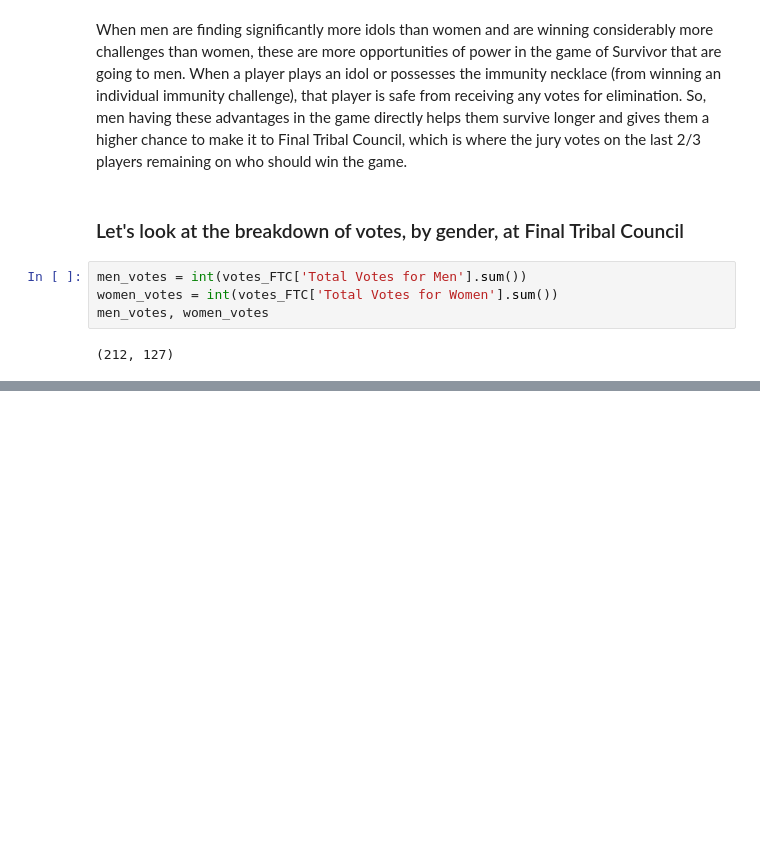
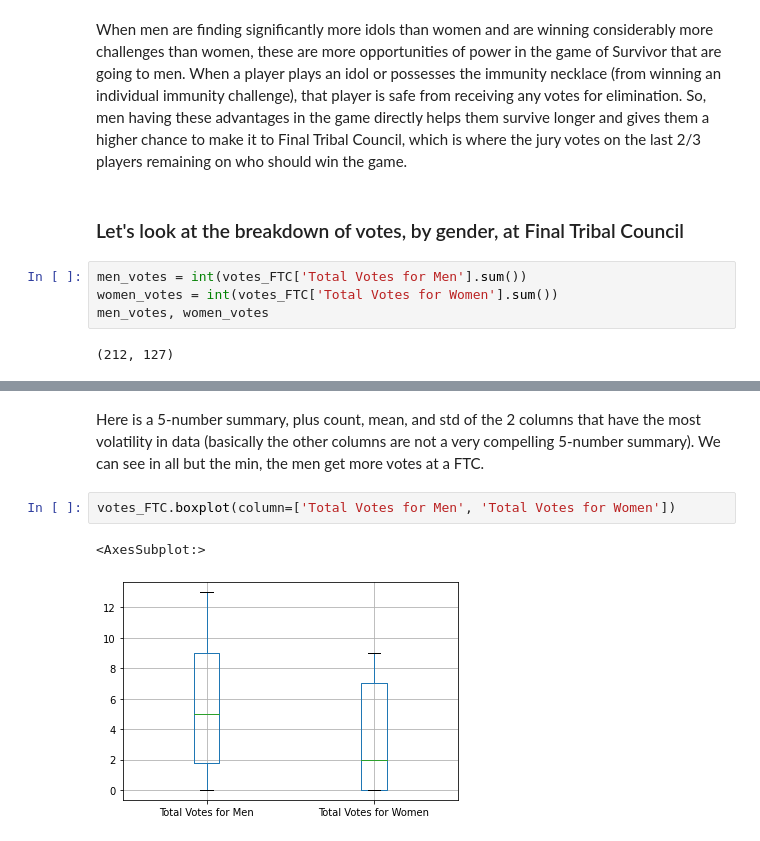
Before and after one commit to blakes5/upgraded-octo-memory, a Jupyter notebook: Midterm Project/messyMidtermFile.ipynb, the cells around one changed output, grey strips where cells are left out. Saved outputs shown, nothing was run; the diff lists cells and outputs as text; blank space fills up the shorter version.

Commit message:
Progress on FTC Votes dataset analysis

```diff
--- a/Midterm Project/messyMidtermFile.ipynb
+++ b/Midterm Project/messyMidtermFile.ipynb
@@ -241,0 +295,7 @@ men_votes, women_votes
+# %% [markdown]
+Here is a 5-number summary, plus count, mean, and std of the 2 columns that have the most volatility in data (basically the other columns are not a very compelling 5-number summary). We can see in all but the min, the men get more votes at a FTC.
+# %%
+votes_FTC.boxplot(column=['Total Votes for Men', 'Total Votes for Women'])
+# %% [output]
+<AxesSubplot:>
+[figure, added]
```
Also changed, not shown: parts of 18 cells of this notebook.
